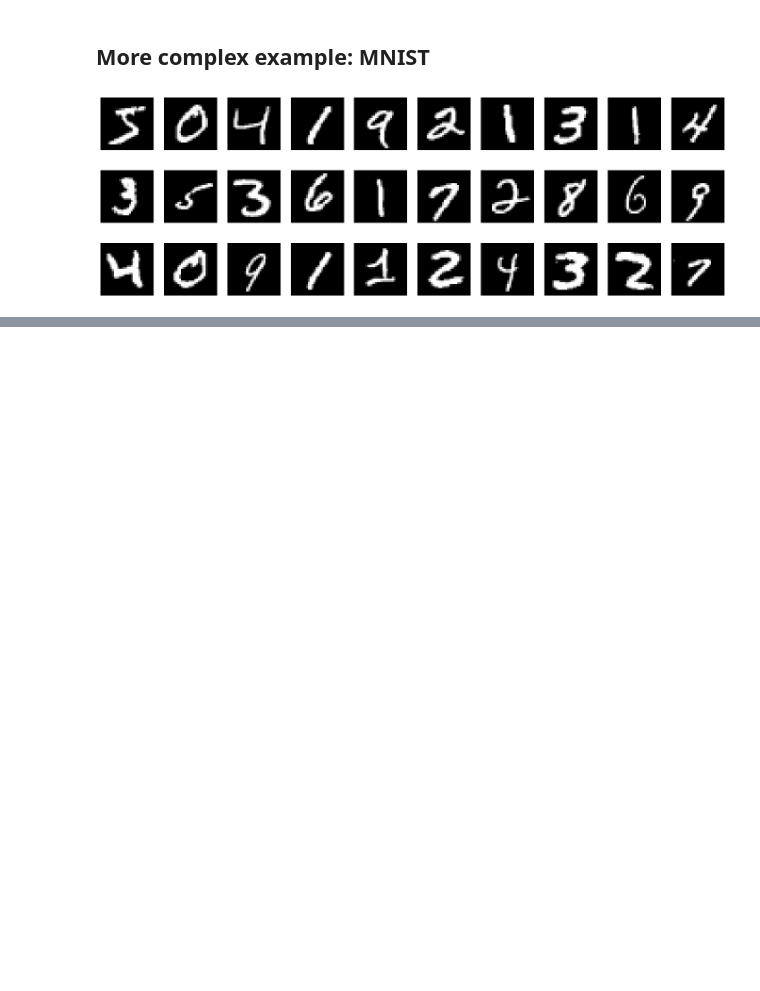
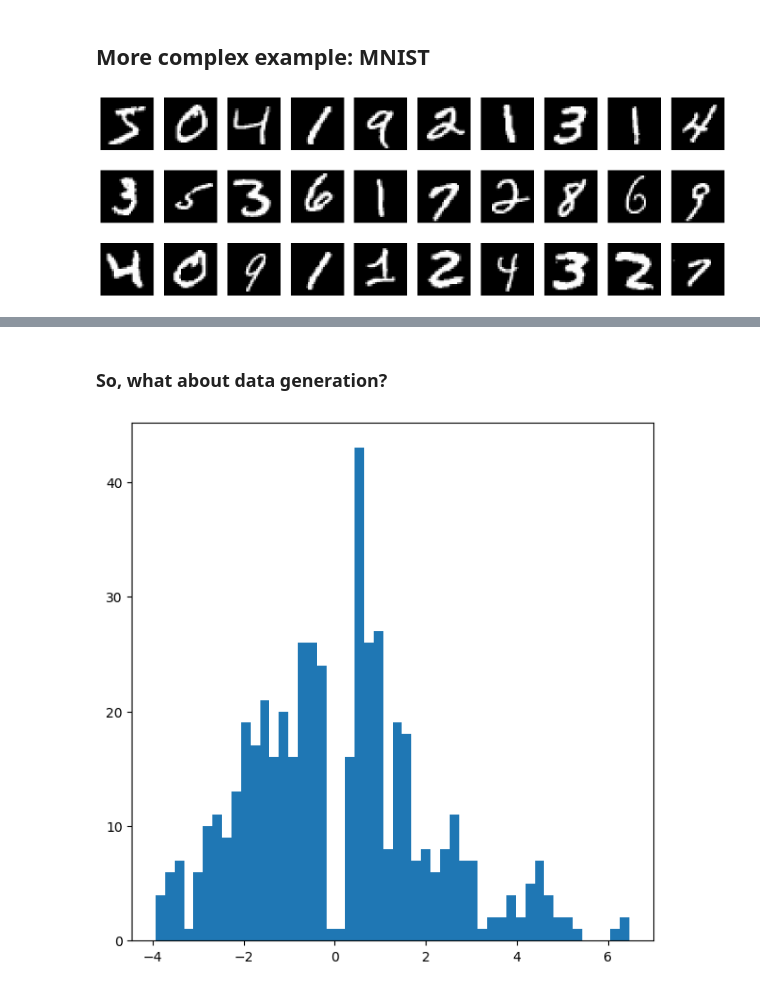
Before and after one commit to CKleiber/SciML-Seminar, a Jupyter notebook: main.ipynb, the cells around one changed output, grey strips where cells are left out. Cells and saved outputs as stored; diff of their text form; code cells hidden in the pictures; blank space fills up the shorter version.

```diff
--- a/main.ipynb
+++ b/main.ipynb
@@ -363,0 +371,12 @@ for i in range(10):
+# %% [markdown]
+### So, what about data generation?
+# %%
+# take a look at the 1D bottleneck of the moon dataset
+
+bottleneck_moons = autoencoder_moons.encoder(torch.Tensor(X_test)).detach().numpy()
+
+fig, ax = plt.subplots(1, 1, figsize=(7, 7))
+
+ax.hist(bottleneck_moons, bins=50, color='tab:blue');
+# %% [output]
+[figure, added]
```
Also changed, not shown: parts of 14 cells of this notebook, 1 other file.
